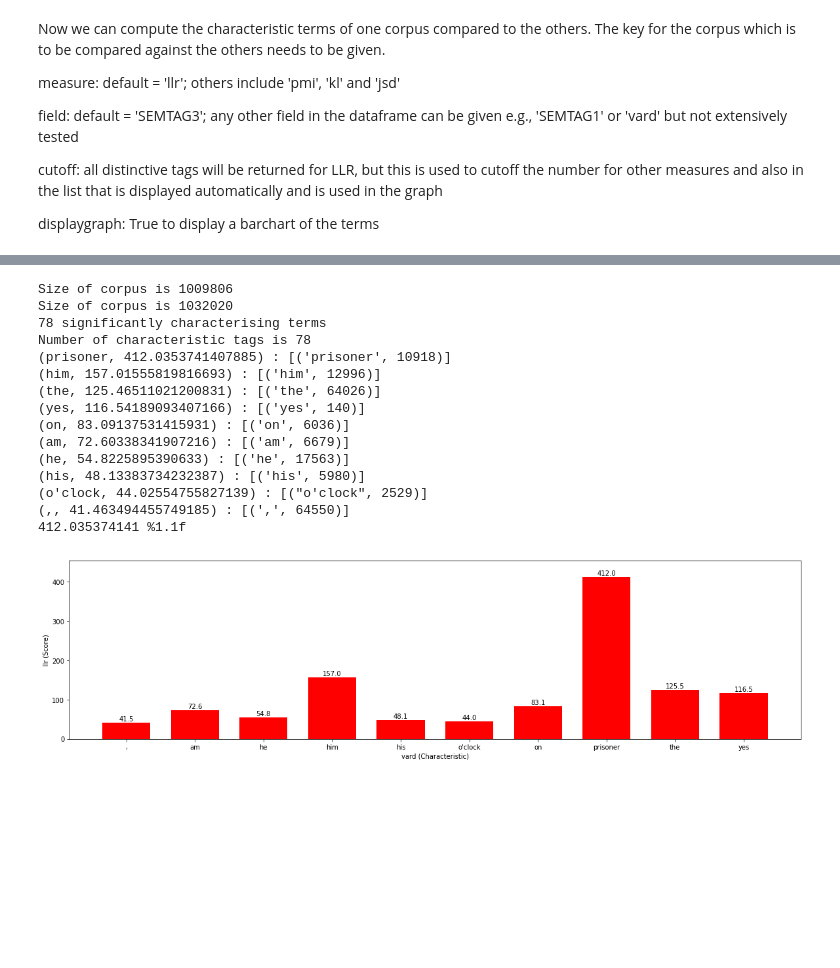
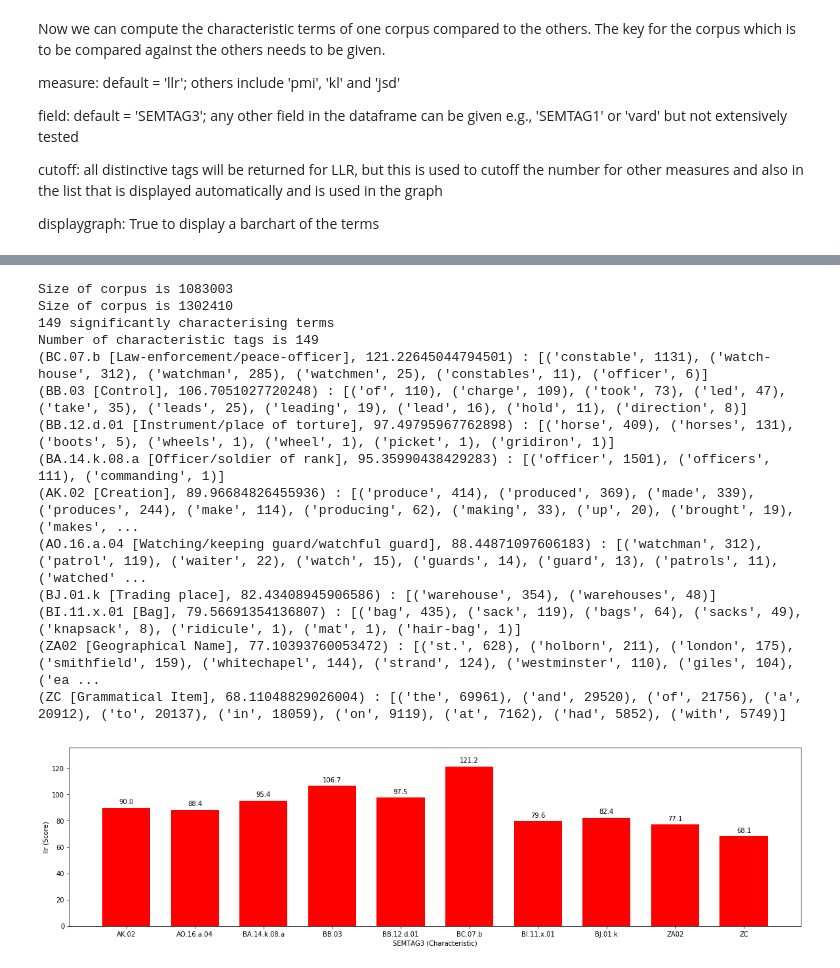
Before and after one commit to julieweeds/samdist, a Jupyter notebook: SamuelsViewer.ipynb, the cells around one changed output, grey strips where cells are left out. Drawn from its saved outputs; the diff is of its cells as text; code cells hidden in the pictures; blank space fills up the shorter version.

```diff
--- a/SamuelsViewer.ipynb
+++ b/SamuelsViewer.ipynb
@@ -179,19 +199,18 @@ Number of characteristic tags is 162
 # %%
-mwv_tags=my_comp.compute_surprises('mwv',field='vard',measure='llr',cutoff=10,displaygraph=True)
+mwv_tags=my_comp.compute_surprises('mnonl',field='SEMTAG3',measure='llr',cutoff=10,displaygraph=True)
 # %% [output]
-Size of corpus is 1009806
-Size of corpus is 1032020
-78 significantly characterising terms
-Number of characteristic tags is 78
-(prisoner, 412.0353741407885) : [('prisoner', 10918)]
-(him, 157.01555819816693) : [('him', 12996)]
-(the, 125.46511021200831) : [('the', 64026)]
-(yes, 116.54189093407166) : [('yes', 140)]
-(on, 83.09137531415931) : [('on', 6036)]
-(am, 72.60338341907216) : [('am', 6679)]
-(he, 54.8225895390633) : [('he', 17563)]
-(his, 48.13383734232387) : [('his', 5980)]
-(o'clock, 44.02554755827139) : [("o'clock", 2529)]
-(,, 41.463494455749185) : [(',', 64550)]
-412.035374141 %1.1f
+Size of corpus is 1083003
+Size of corpus is 1302410
+149 significantly characterising terms
+Number of characteristic tags is 149
+(BC.07.b [Law-enforcement/peace-officer], 121.22645044794501) : [('constable', 1131), ('watch-house', 312), ('watchman', 285), ('watchmen', 25), ('constables', 11), ('officer', 6)]
+(BB.03 [Control], 106.7051027720248) : [('of', 110), ('charge', 109), ('took', 73), ('led', 47), ('take', 35), ('leads', 25), ('leading', 19), ('lead', 16), ('hold', 11), ('direction', 8)]
+(BB.12.d.01 [Instrument/place of torture], 97.49795967762898) : [('horse', 409), ('horses', 131), ('boots', 5), ('wheels', 1), ('wheel', 1), ('picket', 1), ('gridiron', 1)]
+(BA.14.k.08.a [Officer/soldier of rank], 95.35990438429283) : [('officer', 1501), ('officers', 111), ('commanding', 1)]
+(AK.02 [Creation], 89.96684826455936) : [('produce', 414), ('produced', 369), ('made', 339), ('produces', 244), ('make', 114), ('producing', 62), ('making', 33), ('up', 20), ('brought', 19), ('makes', ...
+(AO.16.a.04 [Watching/keeping guard/watchful guard], 88.44871097606183) : [('watchman', 312), ('patrol', 119), ('waiter', 22), ('watch', 15), ('guards', 14), ('guard', 13), ('patrols', 11), ('watched' ...
+(BJ.01.k [Trading place], 82.43408945906586) : [('warehouse', 354), ('warehouses', 48)]
+(BI.11.x.01 [Bag], 79.56691354136807) : [('bag', 435), ('sack', 119), ('bags', 64), ('sacks', 49), ('knapsack', 8), ('ridicule', 1), ('mat', 1), ('hair-bag', 1)]
+(ZA02 [Geographical Name], 77.10393760053472) : [('st.', 628), ('holborn', 211), ('london', 175), ('smithfield', 159), ('whitechapel', 144), ('strand', 124), ('westminster', 110), ('giles', 104), ('ea ...
+(ZC [Grammatical Item], 68.11048829026004) : [('the', 69961), ('and', 29520), ('of', 21756), ('a', 20912), ('to', 20137), ('in', 18059), ('on', 9119), ('at', 7162), ('had', 5852), ('with', 5749)]
-[figure, old version]
+[figure, new version]
```
Also changed, not shown: parts of 14 cells of this notebook, 3 other files.
